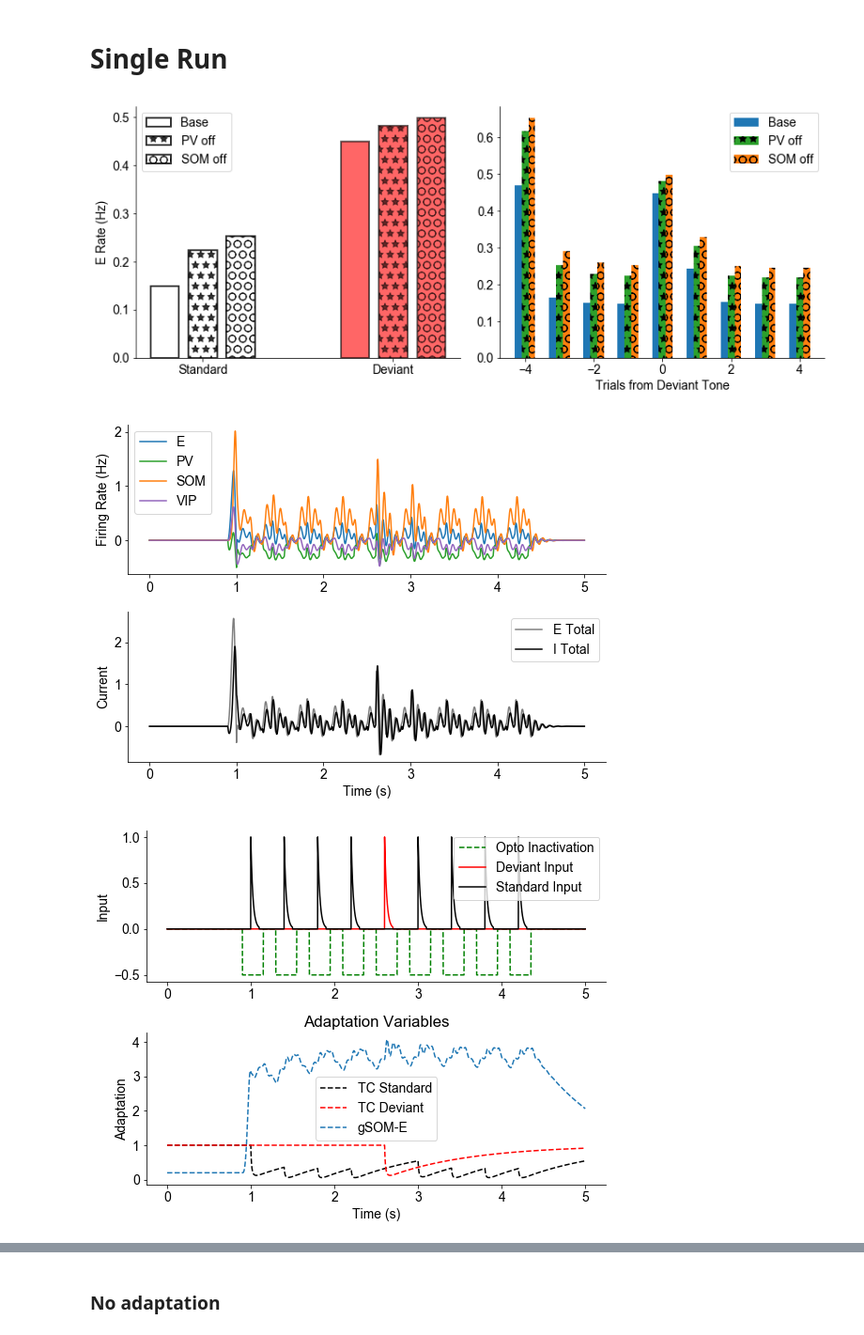
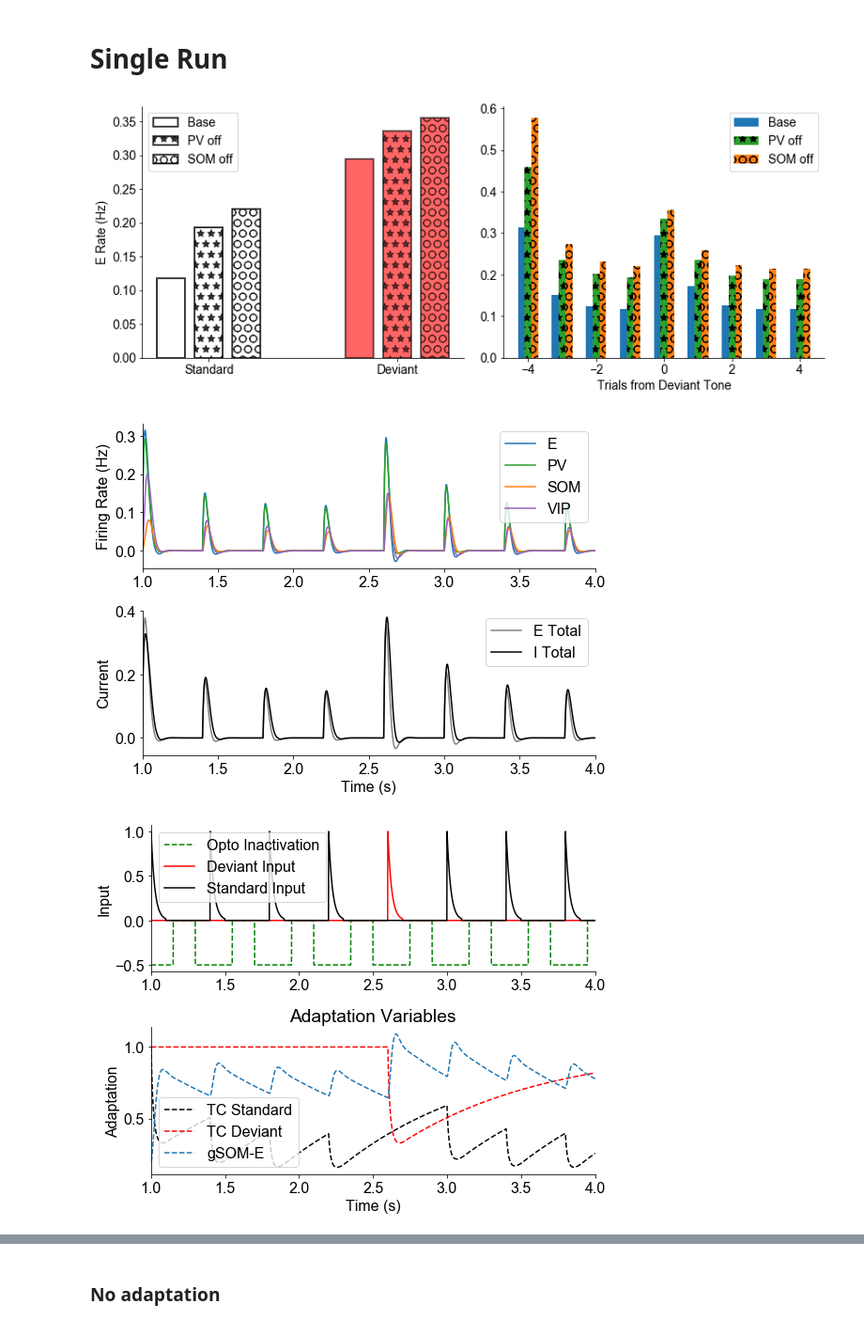
Before and after one commit to rdgao/1E3I, a Jupyter notebook: notebooks/rate_model.ipynb, the cells around one changed output, grey strips where cells are left out. Shown at 94% size. Saved outputs shown, nothing was run; the diff lists cells and outputs as text; code cells hidden in the pictures.

```diff
--- a/notebooks/rate_model.ipynb
+++ b/notebooks/rate_model.ipynb
@@ -17,13 +17,13 @@ UPDATE 2: the rate network in Litwin-Kumar is the linearized network...
 4. DONE Add adaptive synapses to recurrent circuit
 5. Extend to reproduce experimental findings in Natan, probably need to tile the circuit
 # %%
-from scipy import integrate, signal
+from scipy import integrate, signal, stats
 import numpy as np
 import matplotlib.pyplot as plt
 import seaborn as sns
 %matplotlib inline
 CKEYS = plt.rcParams['axes.prop_cycle'].by_key()['color']
-plt.rcParams['font.size']=14
+plt.rcParams['font.size']=16
 plt.rcParams['font.family']='Arial'
 c_ord = [0,2,1,4]
 # %%
@@ -82,9 +82,13 @@ def network_TC_adapt(y, t, W, T, T_adapt, g0, thalamic_amp, opto_amp, opto_targe
     return dydt
 
 ### transfer functions
-def transfer_func(curr_input):
-    # transfer function from current to firing rate
-    return curr_input**2
+# def transfer_func(curr_input,alpha=1):
+#     # transfer function from current to firing rate
+#     return 1/(1+np.exp(-curr_input/alpha))
+#     #return curr_input**2
+
+# def transfer_func(curr_input, alpha):
+#     return (np.clip(curr_input, 0, alpha))/(alpha)
 
 ### input functions
 def generic_step_input(t,v=0,t_onset=0.1):
@@ -108,6 +112,7 @@ def plot_rates(t,r,W):
         plt.plot(t,r[:,i],color=CKEYS[c_ord[i]],label=labels[i])
 
     plt.ylabel('Firing Rate (Hz)')
+    plt.xlim([1, 4])
     plt.legend(); sns.despine()
 
     plt.subplot(2,1,2)
@@ -116,6 +121,7 @@ def plot_rates(t,r,W):
     plt.plot(t,Ii, 'k', label='I Total')
     plt.xlabel('Time (s)')
     plt.ylabel('Current')
+    plt.xlim([1, 4])
     plt.legend(); sns.despine()
     plt.tight_layout()
 
@@ -367,7 +470,7 @@ ESOM_fac = True
 # initial cond
 y0 = np.hstack((np.zeros(len(tau_neurons)),g0))
 # %%
-thalamic_amp = 2.
+thalamic_amp = 1.
 ESOM_fac = True
 inc_VIP = True
 
@@ -403,9 +506,9 @@ plt.ylabel('E Rate (Hz)')
 plt.xticks([0, 1], ['Standard', 'Deviant'])
 plt.legend(); plt.tight_layout()
 # %% [output]
-[figure, old version]
+[figure, new version]
 # %%
-r, t_trial, r_trial, trial_fr, ssa = res_optoPV
+r, t_trial, r_trial, trial_fr, ssa = res_baseline
 plt.figure(figsize=(8,6))
 plot_rates(t,r[:,:4], W)
 
@@ -415,35 +518,36 @@ plt.plot(t, I_opto*opto_amp, 'g--', label='Opto Inactivation')
 plt.plot(t,I_stim_dev, 'r', label='Deviant Input')
 plt.plot(t,I_stim_std, 'k', label='Standard Input')
 plt.ylabel('Input'); sns.despine(); plt.legend()
-#plt.xlim([0.9, 1.2])
+plt.xlim([1, 4])
 
 plt.subplot(2,1,2)
 plt.plot(t,r[:,4], 'k--', label='TC Standard')
 plt.plot(t,r[:,6], 'r--', label='TC Deviant')
 plt.plot(t,r[:,8], '--', label='gSOM-E')
 plt.title('Adaptation Variables'); plt.legend(); sns.despine()
 plt.tight_layout()
 plt.xlabel('Time (s)'); plt.ylabel('Adaptation');
+plt.xlim([1, 4])
 
 ##
 c_ord = [0,2,1,4]
 labels = ['E','PV','SOM','VIP']
 plt.figure(figsize=(15,8))
 for unit in range(4):
     plt.subplot(2,4,unit+1)
     plt.plot(t_trial, r_trial[0,:,unit], 'k--', alpha=0.8, label='Std New')
     plt.plot(t_trial, r_trial[dev_trial-1,:,unit], 'k', alpha=0.8, label='Std Adapted')
     plt.plot(t_trial, r_trial[dev_trial,:,unit], 'r', alpha=0.8, label='Dev')
     plt.ylabel('%s Rate (Hz)'%labels[unit])
     plt.title('SSA Index: %.3f'%(ssa[unit]))
 
     plt.subplot(2,4,4+unit+1)
     plt.plot(trial_fr[:,unit], 'o', ms=10, mew=2, mec='k', color=CKEYS[c_ord[unit]])
     plt.plot(dev_trial, trial_fr[dev_trial,unit], 'o', ms=10, mew=2, mec='r', color=CKEYS[c_ord[unit]])
 
 plt.tight_layout(); sns.despine()
 plt.subplot(2,4,4)
 plt.legend(fancybox=False);
 # %% [output]
-[figure, old version]
+[figure, new version]
-[figure, old version]
+[figure, new version]
```
Also changed, not shown: parts of 16 cells of this notebook, 5 other files.
